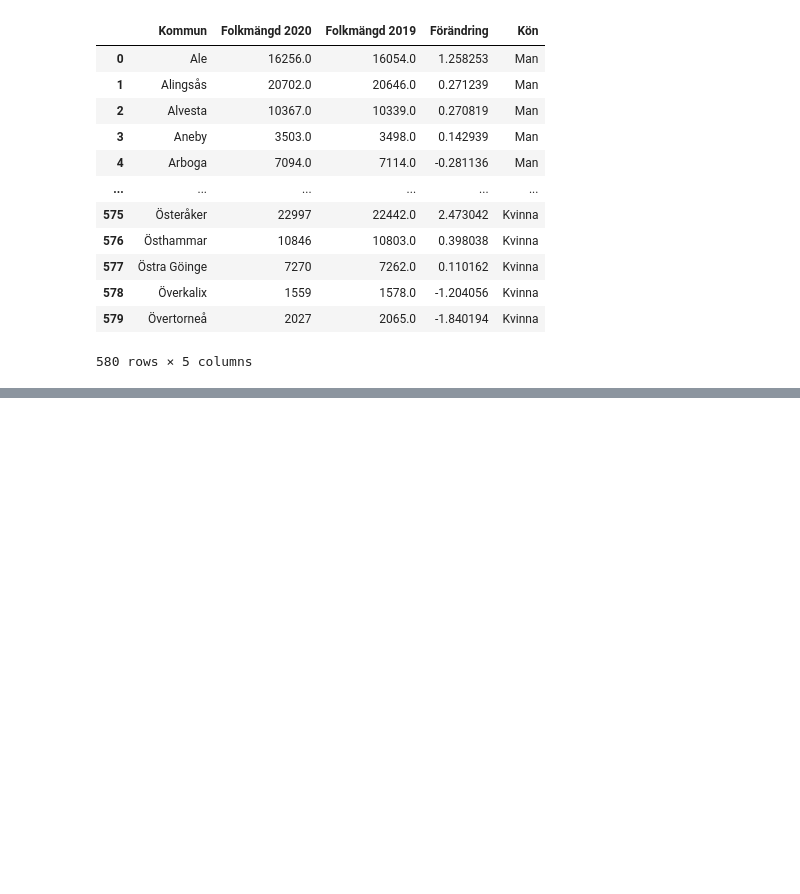
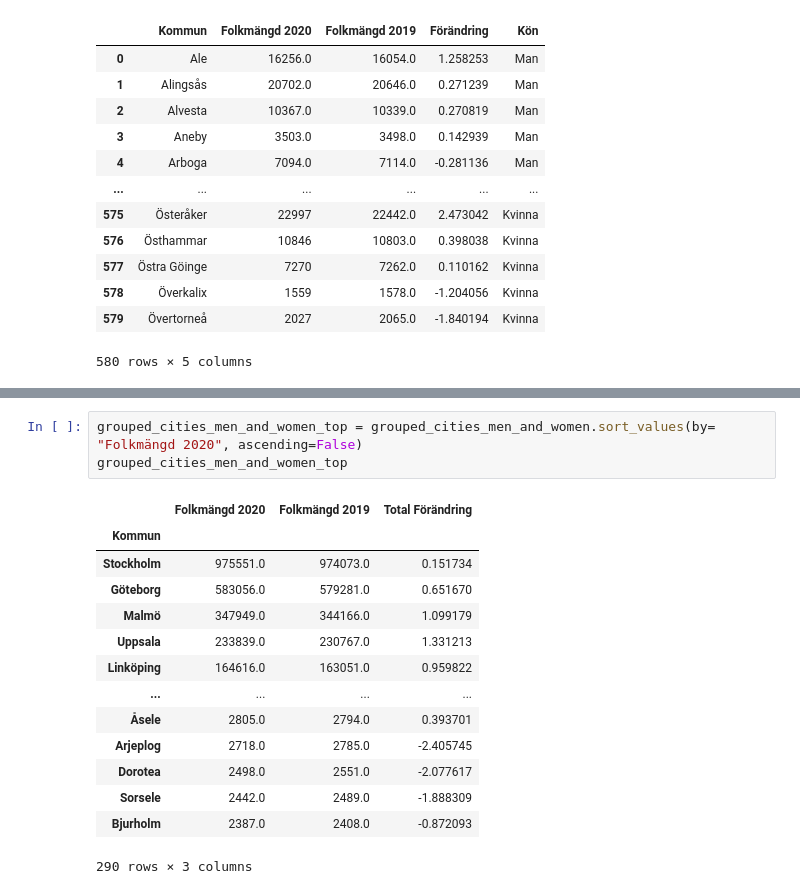
Before and after one commit to Lelelass/Databehandling-21, a Jupyter notebook: Exercices/pandas fundamentals exercises.ipynb, the cells around one changed output, grey strips where cells are left out. Drawn from its saved outputs; the diff is of its cells as text; blank space fills up the shorter version.

```diff
--- a/Exercices/pandas fundamentals exercises.ipynb
+++ b/Exercices/pandas fundamentals exercises.ipynb
@@ -192,0 +207,18 @@ ValueError: could not convert string to float: '.'
+# %%
+grouped_cities_men_and_women_top = grouped_cities_men_and_women.sort_values(by= "Folkmängd 2020", ascending=False)
+grouped_cities_men_and_women_top
+# %% [output]
+|  | Folkmängd 2020 | Folkmängd 2019 | Total Förändring |
+| Kommun |  |  |  |
+| Stockholm | 975551.0 | 974073.0 | 0.151734 |
+| Göteborg | 583056.0 | 579281.0 | 0.651670 |
+| Malmö | 347949.0 | 344166.0 | 1.099179 |
+| Uppsala | 233839.0 | 230767.0 | 1.331213 |
+| Linköping | 164616.0 | 163051.0 | 0.959822 |
+| ... | ... | ... | ... |
+| Åsele | 2805.0 | 2794.0 | 0.393701 |
+| Arjeplog | 2718.0 | 2785.0 | -2.405745 |
+| Dorotea | 2498.0 | 2551.0 | -2.077617 |
+| Sorsele | 2442.0 | 2489.0 | -1.888309 |
+| Bjurholm | 2387.0 | 2408.0 | -0.872093 |
+290 rows × 3 columns
```
Also changed, not shown: parts of 4 cells of this notebook.
